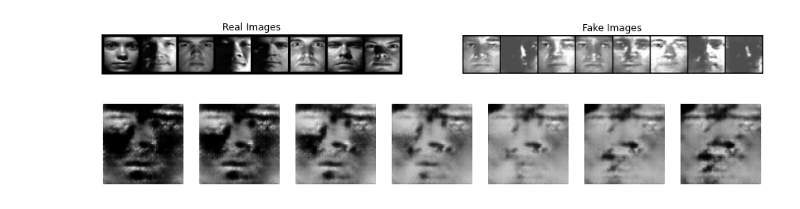
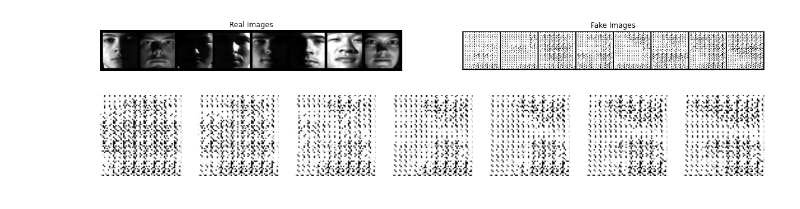
Before and after one commit to SamKimbinyi/int3, a Jupyter notebook: q4.ipynb, the cells around one changed output. Cells and saved outputs as stored; diff of their text form; code cells hidden in the pictures.

```diff
--- a/q4.ipynb
+++ b/q4.ipynb
@@ -61,10 +61,10 @@ class FaceDataset(Dataset):
 # Define some parameters
 batch_size = 8
 nz = 100 # Size of z latent vector (i.e. size of generator input)
-ngf = 64 # Size of feature maps in generator
-ndf = 64 # Size of feature maps in discriminator
-num_epochs = 5 # Number of training epochs
-lr = 0.0002 # Learning rate for optimizers
+ngf = 256 # Size of feature maps in generator
+ndf = 256 # Size of feature maps in discriminator
+num_epochs = 7 # Number of training epochs
+lr = 0.001 # Learning rate for optimizers
 beta1 = 0.5 # Beta1 hyperparam for Adam optimizers
 # %%
 train_dataset = FaceDataset(csv_file='deeplearning/train/labels.csv',
@@ -275,22 +262,22 @@ HTML(value='\n<link rel="stylesheet"\nhref="https://maxcdn.bootstrapcdn.com/font
 # %%
 # Grab a batch of real images from the dataloader
 real_batch = next(iter(dataloader))
 
 # Plot the real images
-plt.figure(figsize=(15,15))
+plt.figure(figsize=(20,20))
 plt.subplot(1,2,1)
 plt.axis("off")
 plt.title("Real Images")
 plt.imshow(np.transpose(vutils.make_grid(real_batch[0].to(device)[:64], padding=5, normalize=True).cpu(),(1,2,0)))
 
 # Plot the fake images from the last epoch
 plt.subplot(1,2,2)
 plt.axis("off")
 plt.title("Fake Images")
 plt.imshow(np.transpose(img_list[-1],(1,2,0)))
 plt.show()
 # %% [output]
-[figure, old version]
+[figure, new version]
 # %%
 # Solution
 
@@ -304,11 +291,12 @@ for i in range(nsamples):
     z[i,:,:,:] = w1*z1 + w2*z2
 images = netG(z)
 
-figure = plt.figure(figsize=(12, 4))
+figure = plt.figure(figsize=(20, 20))
 for i in range(nsamples):
     figure.add_subplot(1, nsamples, i+1)
     plt.axis("off")
-    plt.imshow(0.5-0.5*images[i,:].squeeze().cpu().detach(), cmap="gray")
+    fake_image = np.transpose(images[i].detach().cpu(),(1,2,0))
+    plt.imshow(fake_image, cmap="gray")
 plt.show()
 # %% [output]
-[figure, old version]
+[figure, new version]
```
Also changed, not shown: parts of 3 cells of this notebook, 1 other file.
